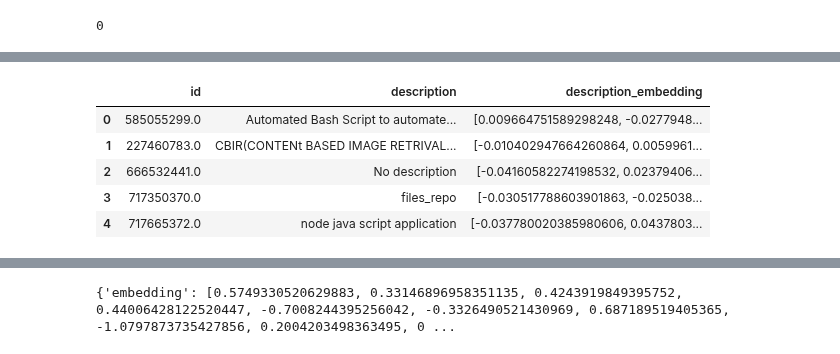
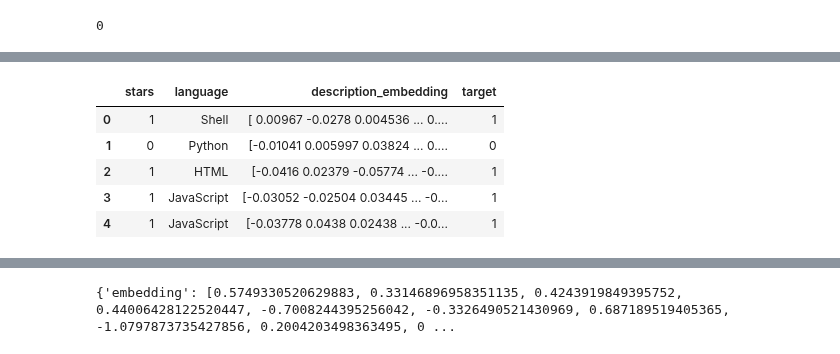
Before and after one commit to RecandChat/CodeCompass, a Jupyter notebook: codecompasslib/models/lightgbm_with_openai_embed.ipynb, the cells around one changed output, grey strips where cells are left out. Saved outputs shown, nothing was run; the diff lists cells and outputs as text; code cells hidden in the pictures.

Commit message:
fix embeddings generation

```diff
--- a/codecompasslib/models/lightgbm_with_openai_embed.ipynb
+++ b/codecompasslib/models/lightgbm_with_openai_embed.ipynb
@@ -222,0 +177,6 @@ for i in range(0, len(descriptions), 2040):
+# %%
+# get dataframe with embeddings
+df_with_embeddings = pd.read_csv('df_with_embeddings.csv')
+
+# save the dataframe with embeddings to drive
+upload_df_to_drive_as_csv(creds, df_with_embeddings, "df_with_embeddings_updated.csv", DATA_FOLDER)
@@ -222,0 +188,9 @@ for i in range(0, len(descriptions), 2040):
+# %%
+starred_repo_ids = ids = [item['id'] for item in starred_by_target[0]]
+# %%
+# append a column of df_with_embeddings to df_clean based on ID so that we have a new dataframe that includes embeddings as well
+df_new = df_clean.merge(df_with_embeddings[['id', 'description_embedding']], on='id', how='left')
+# add target column which will be 1 if the user has starred the repo and 0 otherwise
+df_new['target'] = df_new['id'].apply(lambda x: 1 if x in starred_repo_ids else 0)
+# remove any columns that might not be useful for model training (we keep embedded description, stars, and langauge)
+df_new = df_new.drop(columns=['id', 'name', 'owner_user', 'description', 'url', 'date_created', 'date_updated', 'topics'])
@@ -223,9 +213,11 @@ for i in range(0, len(descriptions), 2040):
+# %%
+df_test = df_new.copy()
 # %%
-df_with_embeddings.head()
+df_test.head()
 # %% [output]
-|  | id | description | description_embedding |
-| 0 | 585055299.0 | Automated Bash Script to automate... | [0.009664751589298248, -0.0277948... |
-| 1 | 227460783.0 | CBIR(CONTENt BASED IMAGE RETRIVAL... | [-0.010402947664260864, 0.0059961... |
-| 2 | 666532441.0 | No description | [-0.04160582274198532, 0.02379406... |
-| 3 | 717350370.0 | files_repo | [-0.030517788603901863, -0.025038... |
-| 4 | 717665372.0 | node java script application | [-0.037780020385980606, 0.0437803... |
+|  | stars | language | description_embedding | target |
+| 0 | 1 | Shell | [ 0.00967 -0.0278 0.004536 ... 0.... | 1 |
+| 1 | 0 | Python | [-0.01041 0.005997 0.03824 ... 0.... | 0 |
+| 2 | 1 | HTML | [-0.0416 0.02379 -0.05774 ... -0.... | 1 |
+| 3 | 1 | JavaScript | [-0.03052 -0.02504 0.03445 ... -0... | 1 |
+| 4 | 1 | JavaScript | [-0.03778 0.0438 0.02438 ... -0.0... | 1 |
```
Also changed, not shown: parts of 26 cells of this notebook, 1 other file.
